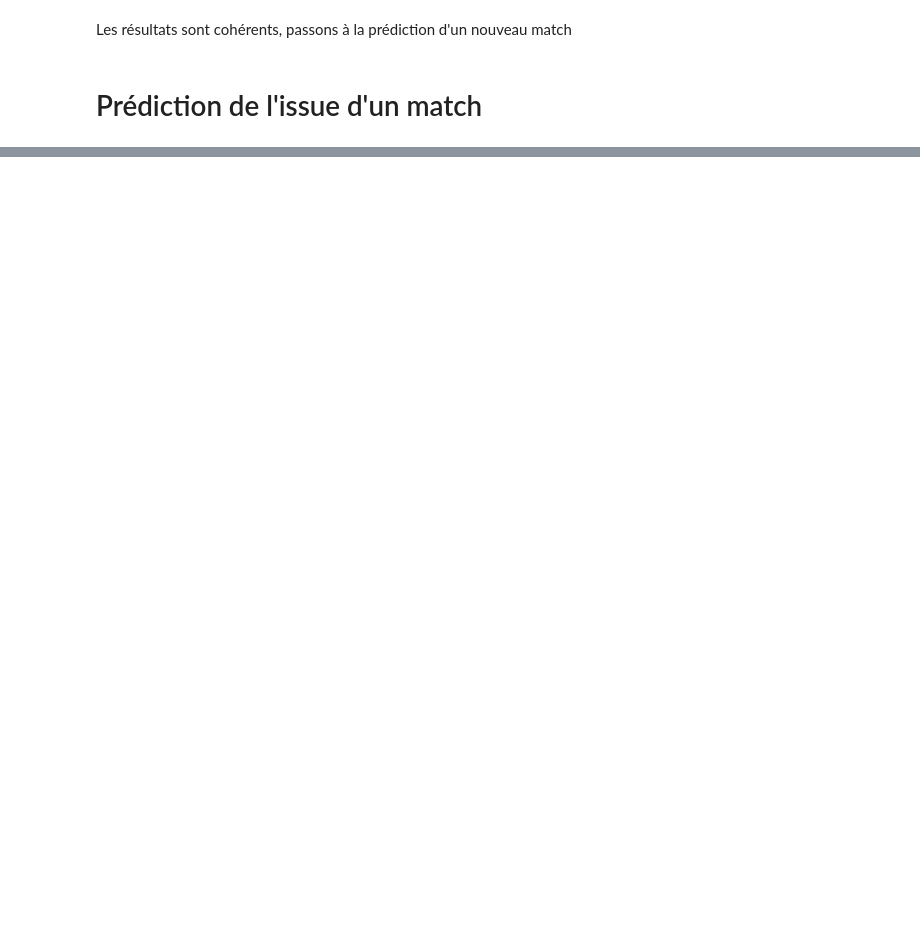
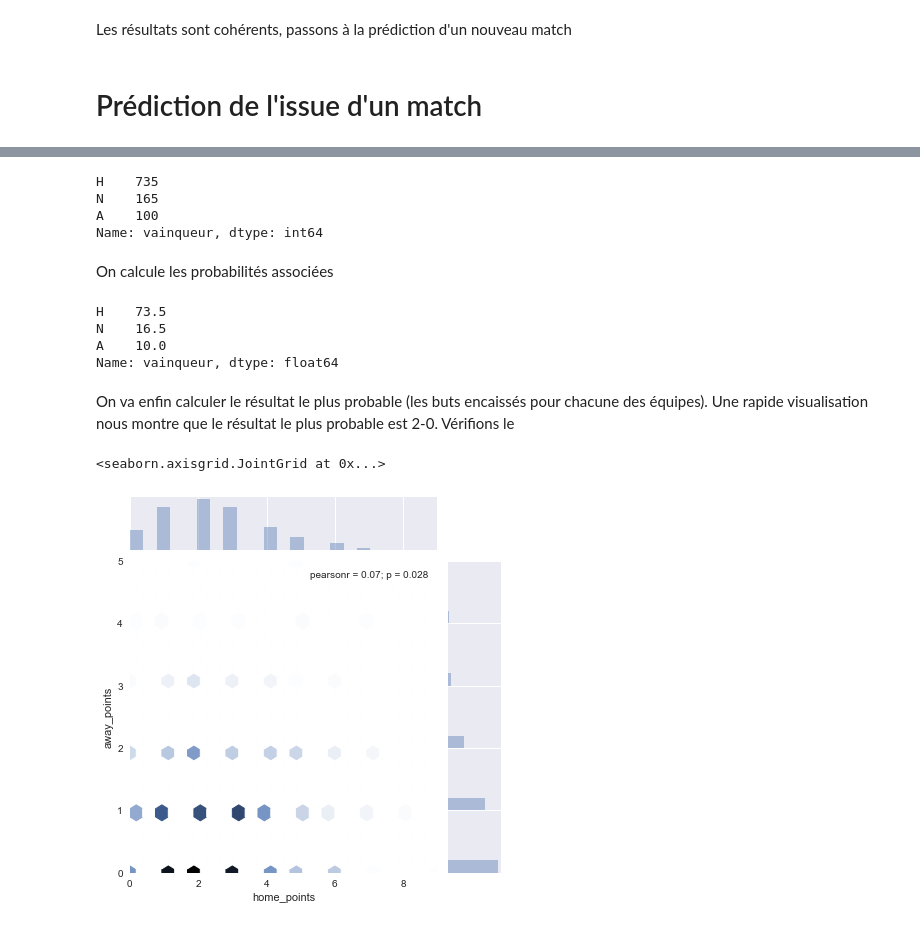
Before and after one commit to alexisrosuel/Football-predictions, a Jupyter notebook: V1.ipynb, the cells around one changed output, grey strips where cells are left out. Saved outputs shown, nothing was run; the diff lists cells and outputs as text; code cells hidden in the pictures; blank space fills up the shorter version.

```diff
--- a/V1.ipynb
+++ b/V1.ipynb
@@ -147,0 +180,2 @@ trace
+# %%
+ppc = pm.sample_ppc(trace[10:], model=model, samples=1000)
@@ -147,0 +184,6 @@ trace
+# %%
+away = pd.DataFrame(ppc['away_points'])
+home = pd.DataFrame(ppc['home_points'])
+
+prediction_score = home.merge(away, how='inner', left_index=True, right_index=True)
+prediction_score.columns = ['home_points', 'away_points']
@@ -147,0 +199,10 @@ trace
+# %%
+def vainqueur(row):
+    if row[0] > row[1]:
+        return 'H'
+    elif row[0] < row[1]:
+        return 'A'
+    else:
+        return 'N'
+
+prediction_score['vainqueur'] = prediction_score.apply(vainqueur, axis=1)
@@ -147,0 +218,24 @@ trace
+# %%
+prediction_score.vainqueur.value_counts()
+# %% [output]
+H    735
+N    165
+A    100
+Name: vainqueur, dtype: int64
+# %% [markdown]
+On calcule les probabilités associées
+# %%
+100 * prediction_score.vainqueur.value_counts() / prediction_score.vainqueur.count()
+# %% [output]
+H    73.5
+N    16.5
+A    10.0
+Name: vainqueur, dtype: float64
+# %% [markdown]
+On va enfin calculer le résultat le plus probable (les buts encaissés pour chacune des équipes). Une rapide visualisation nous montre que le résultat le plus probable est 2-0. Vérifions le
+# %%
+import seaborn
+seaborn.jointplot(x='home_points',y='away_points',data=prediction_score,kind='hex')
+# %% [output]
+<seaborn.axisgrid.JointGrid at 0x...>
+[figure, added]
```
Also changed, not shown: parts of 33 cells of this notebook.
